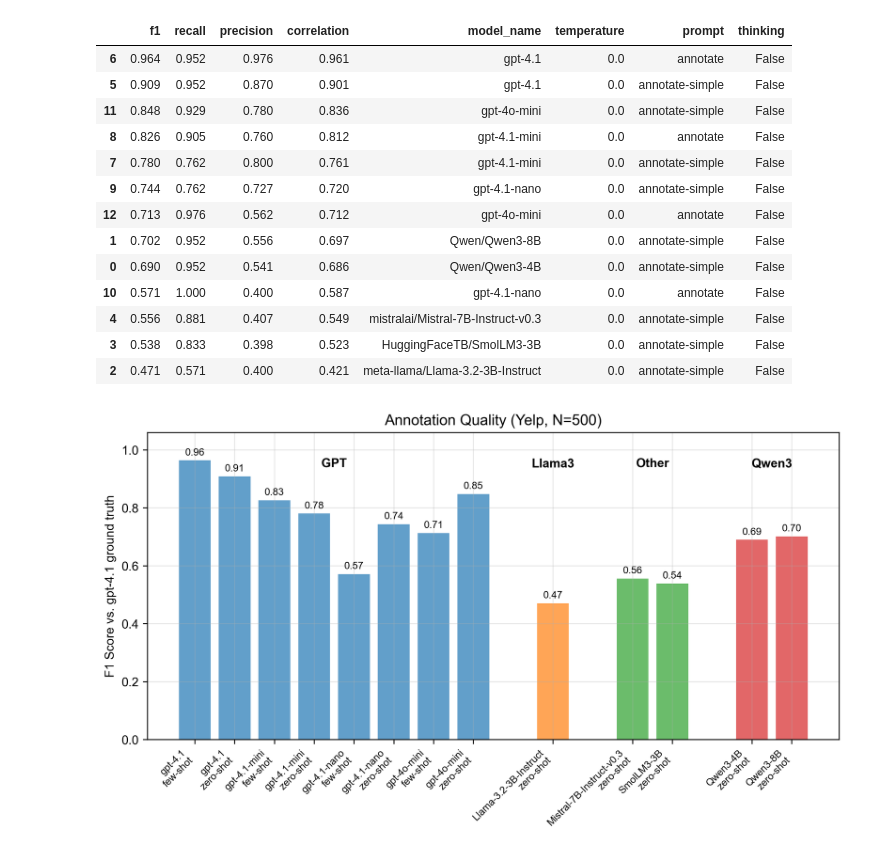
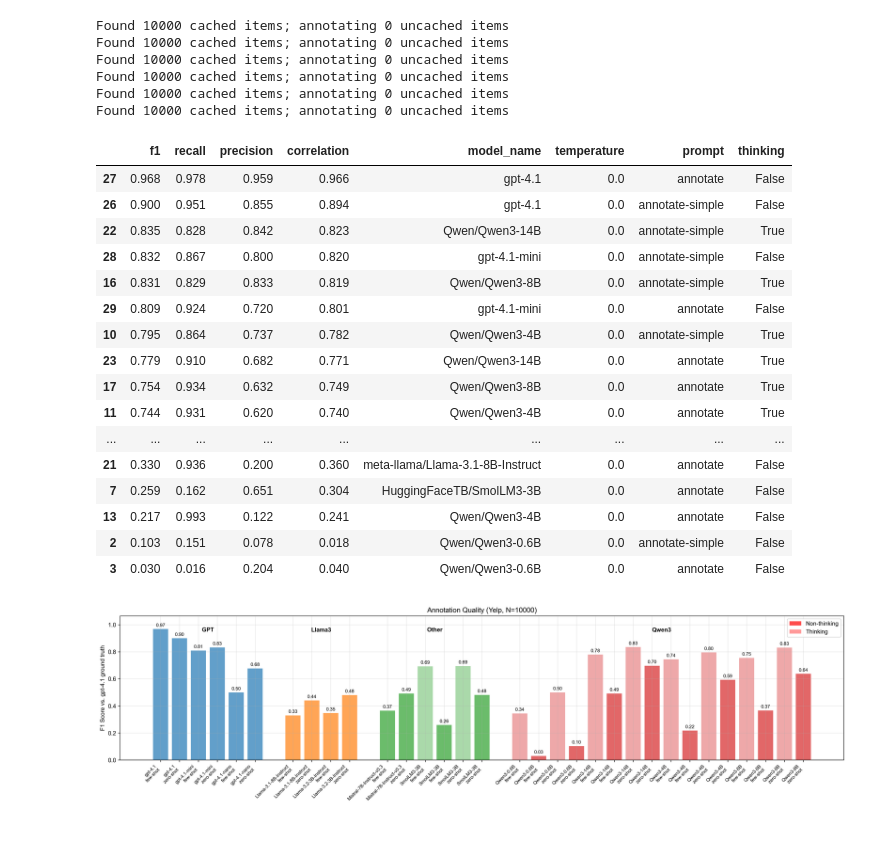
Before and after one commit to rmovva/HypotheSAEs, a Jupyter notebook: local_llm_experiments/local_llm.ipynb, the cells around one changed output. Drawn from its saved outputs; the diff is of its cells as text; code cells hidden in the pictures.

```diff
--- a/local_llm_experiments/local_llm.ipynb
+++ b/local_llm_experiments/local_llm.ipynb
@@ -48,14 +58,16 @@ Found 500 cached items; annotating 0 uncached items
 # %%
 MODELS = [
     "Qwen/Qwen3-0.6B",
-    # "Qwen/Qwen3-4B",
-    # "Qwen/Qwen3-8B",
-    # "Qwen/Qwen3-14B",
+    # "google/gemma-3-1b-it",
+    "HuggingFaceTB/SmolLM3-3B",
     "meta-llama/Llama-3.2-3B-Instruct",
+    "Qwen/Qwen3-4B",
+    # "google/gemma-3-4b-it",
+    "mistralai/Mistral-7B-Instruct-v0.3",
+    "Qwen/Qwen3-8B",
     "meta-llama/Llama-3.1-8B-Instruct",
-    "HuggingFaceTB/SmolLM3-3B",
-    "LiquidAI/LFM2-1.2B",
-    # "mistralai/Mistral-7B-Instruct-v0.3",
+    # "google/gemma-3-12b-it",
+    "Qwen/Qwen3-14B",
 ]
 TEMPERATURES = [0.0]
 THINKING_OPTIONS = [True, False]
@@ -72,6 +84,8 @@ for model in MODELS:
                 if not ('Qwen' in model or 'SmolLM3' in model) and thinking:
                     continue
 
-                results = annotate(tasks, model=model, max_words_per_example=256, max_tokens=max_tokens, temperature=temperature, prompt_template_name=prompt_template,
-                                   tokenizer_kwargs={'enable_thinking': thinking}, max_retries=0, cache_path=cache_path)
+                results = annotate(tasks,
+                                   use_cache_only=True,
+                                   uncached_value=0,
+                                   cache_path=cache_path)
                 df_annot[model_key] = np.array([results[concept][text] for (text, concept) in tasks])
@@ -85,6 +117,13 @@ for model in closed_models:
         results = annotate(tasks, model=model, max_words_per_example=256, max_tokens=10, prompt_template_name=prompt_template, n_workers=100,
                            cache_path=os.path.join(CACHE_DIR, f'test_{model}_{prompt_template}.json'))
         df_annot[model_key] = np.array([results[concept][text] for (text, concept) in tasks])
+# %% [output]
+Found 10000 cached items; annotating 0 uncached items
+Found 10000 cached items; annotating 0 uncached items
+Found 10000 cached items; annotating 0 uncached items
+Found 10000 cached items; annotating 0 uncached items
+Found 10000 cached items; annotating 0 uncached items
+Found 10000 cached items; annotating 0 uncached items
 # %%
 from sklearn.metrics import f1_score, recall_score, precision_score
 from scipy.stats import pearsonr
@@ -100,7 +139,6 @@ for col in df_annot.columns:
 
     y_pred = df_annot[col].values
 
-    # Calculate metrics
     f1 = f1_score(y_true, y_pred)
     recall = recall_score(y_true, y_pred)
     precision = precision_score(y_true, y_pred)
@@ -132,19 +170,22 @@ results_df = results_df.sort_values('f1', ascending=False)
 display(results_df.round(3))
 # %% [output]
 |  | f1 | recall | precision | correlation | model_name | temperature | prompt | thinking |
-| 6 | 0.964 | 0.952 | 0.976 | 0.961 | gpt-4.1 | 0.0 | annotate | False |
-| 5 | 0.909 | 0.952 | 0.870 | 0.901 | gpt-4.1 | 0.0 | annotate-simple | False |
-| 11 | 0.848 | 0.929 | 0.780 | 0.836 | gpt-4o-mini | 0.0 | annotate-simple | False |
-| 8 | 0.826 | 0.905 | 0.760 | 0.812 | gpt-4.1-mini | 0.0 | annotate | False |
-| 7 | 0.780 | 0.762 | 0.800 | 0.761 | gpt-4.1-mini | 0.0 | annotate-simple | False |
-| 9 | 0.744 | 0.762 | 0.727 | 0.720 | gpt-4.1-nano | 0.0 | annotate-simple | False |
-| 12 | 0.713 | 0.976 | 0.562 | 0.712 | gpt-4o-mini | 0.0 | annotate | False |
-| 1 | 0.702 | 0.952 | 0.556 | 0.697 | Qwen/Qwen3-8B | 0.0 | annotate-simple | False |
-| 0 | 0.690 | 0.952 | 0.541 | 0.686 | Qwen/Qwen3-4B | 0.0 | annotate-simple | False |
-| 10 | 0.571 | 1.000 | 0.400 | 0.587 | gpt-4.1-nano | 0.0 | annotate | False |
-| 4 | 0.556 | 0.881 | 0.407 | 0.549 | mistralai/Mistral-7B-Instruct-v0.3 | 0.0 | annotate-simple | False |
-| 3 | 0.538 | 0.833 | 0.398 | 0.523 | HuggingFaceTB/SmolLM3-3B | 0.0 | annotate-simple | False |
-| 2 | 0.471 | 0.571 | 0.400 | 0.421 | meta-llama/Llama-3.2-3B-Instruct | 0.0 | annotate-simple | False |
+| 27 | 0.968 | 0.978 | 0.959 | 0.966 | gpt-4.1 | 0.0 | annotate | False |
+| 26 | 0.900 | 0.951 | 0.855 | 0.894 | gpt-4.1 | 0.0 | annotate-simple | False |
+| 22 | 0.835 | 0.828 | 0.842 | 0.823 | Qwen/Qwen3-14B | 0.0 | annotate-simple | True |
+| 28 | 0.832 | 0.867 | 0.800 | 0.820 | gpt-4.1-mini | 0.0 | annotate-simple | False |
+| 16 | 0.831 | 0.829 | 0.833 | 0.819 | Qwen/Qwen3-8B | 0.0 | annotate-simple | True |
+| 29 | 0.809 | 0.924 | 0.720 | 0.801 | gpt-4.1-mini | 0.0 | annotate | False |
+| 10 | 0.795 | 0.864 | 0.737 | 0.782 | Qwen/Qwen3-4B | 0.0 | annotate-simple | True |
+| 23 | 0.779 | 0.910 | 0.682 | 0.771 | Qwen/Qwen3-14B | 0.0 | annotate | True |
+| 17 | 0.754 | 0.934 | 0.632 | 0.749 | Qwen/Qwen3-8B | 0.0 | annotate | True |
+| 11 | 0.744 | 0.931 | 0.620 | 0.740 | Qwen/Qwen3-4B | 0.0 | annotate | True |
+| ... | ... | ... | ... | ... | ... | ... | ... | ... |
+| 21 | 0.330 | 0.936 | 0.200 | 0.360 | meta-llama/Llama-3.1-8B-Instruct | 0.0 | annotate | False |
+| 7 | 0.259 | 0.162 | 0.651 | 0.304 | HuggingFaceTB/SmolLM3-3B | 0.0 | annotate | False |
+| 13 | 0.217 | 0.993 | 0.122 | 0.241 | Qwen/Qwen3-4B | 0.0 | annotate | False |
+| 2 | 0.103 | 0.151 | 0.078 | 0.018 | Qwen/Qwen3-0.6B | 0.0 | annotate-simple | False |
+| 3 | 0.030 | 0.016 | 0.204 | 0.040 | Qwen/Qwen3-0.6B | 0.0 | annotate | False |
 # %%
 import matplotlib.pyplot as plt
 import numpy as np
@@ -158,6 +199,8 @@ def model_to_group(row):
         return 'Qwen3'
     elif 'llama' in row['model_name'].lower():
         return 'Llama3'
+    elif 'gemma' in row['model_name'].lower():
+        return 'Gemma'
     else:
         return 'Other'
 
@@ -179,11 +222,13 @@ def model_to_label(row, include_thinking=False):
 # Filter results for temperature=0.0 and exclude simple prompts
 filtered_df = results_df[
     (results_df['temperature'] == 0.0)
+    & (~results_df['model_name'].str.contains('gemma'))
     # & (~results_df['prompt'].str.contains('simple', case=False, na=False))
 ].copy()
 
 # Add display labels
-include_thinking = filtered_df['thinking'].nunique() > 1
+# include_thinking = filtered_df['thinking'].nunique() > 1
+include_thinking = False
 filtered_df['model_group'] = filtered_df.apply(model_to_group, axis=1)
 filtered_df['prompt_label'] = filtered_df.apply(lambda row: model_to_label(row, include_thinking), axis=1)
 
@@ -220,34 +265,43 @@ for i, (model_label, group_data) in enumerate(model_groups):
     group_centers.append((group_center, model_label))
 
     # Plot vertical bars for this group with different opacity based on thinking
     for j, (idx, row) in enumerate(group_data_sorted.iterrows()):
         alpha = 0.4 if row['thinking'] else 0.7
         bar = ax.bar(x_pos + j, row['f1'], bar_width, color=color, alpha=alpha)
 
         # Add value labels on bars
         ax.text(bar[0].get_x() + bar[0].get_width()/2, bar[0].get_height() + 0.01,
                 f'{row["f1"]:.2f}', ha='center', va='bottom', fontsize=8)
 
     x_pos += len(group_data_sorted) + 1  # Add space between groups
 
 # Customize the plot
 ax.set_ylabel('F1 Score vs. gpt-4.1 ground truth')
 ax.set_title(f'Annotation Quality (Yelp, N={len(y_true)})')
 ax.set_xticks(group_positions)
 ax.set_xticklabels(all_labels, fontsize=8, rotation=45, ha='right')
 ax.grid(True, alpha=0.3)
 ax.set_ylim(0, max(all_f1_values) * 1.1)
 
+# Add legend for thinking vs non-thinking
+from matplotlib.patches import Patch
+legend_elements = [
+    Patch(facecolor='red', alpha=0.7, label='Non-thinking'),
+    Patch(facecolor='red', alpha=0.4, label='Thinking')
+]
+ax.legend(handles=legend_elements, loc='upper right')
+
+
 # Add group labels below the x-axis
 for center, group_label in group_centers:
     ax.text(center, 0.95 * max(all_f1_values), group_label,
             ha='center', va='top', fontsize=10, fontweight='bold',
             transform=ax.get_xaxis_transform())
 
 plt.tight_layout()
 plt.show()
 # %% [output]
-[figure, old version]
+[figure, new version]
 # %%
 import pandas as pd
 import matplotlib.pyplot as plt
```
Also changed, not shown: parts of 6 cells of this notebook.
